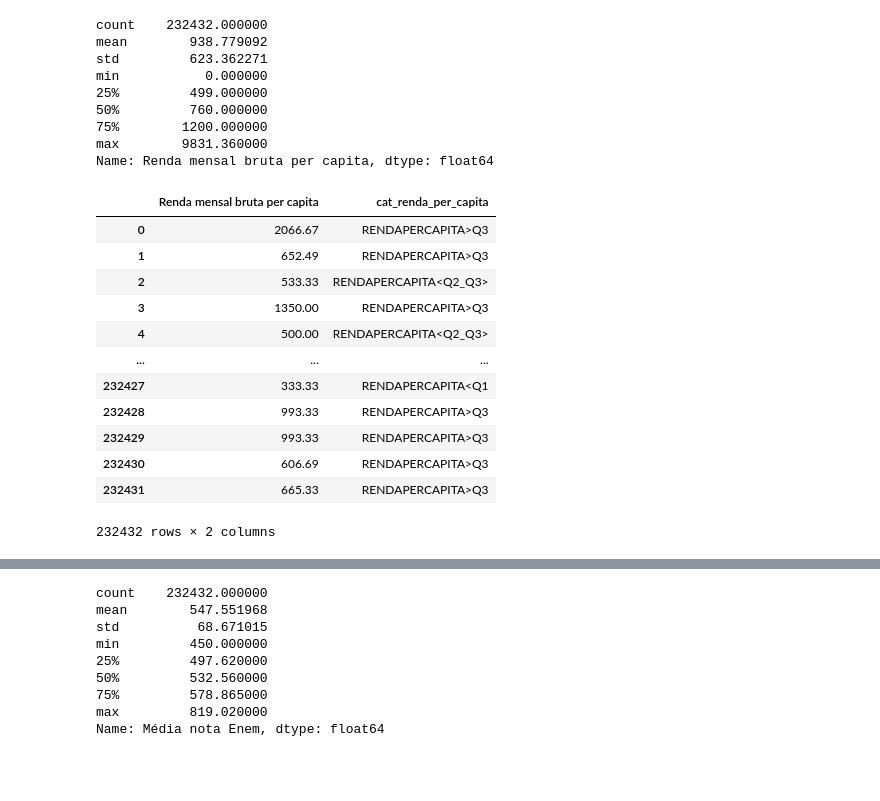
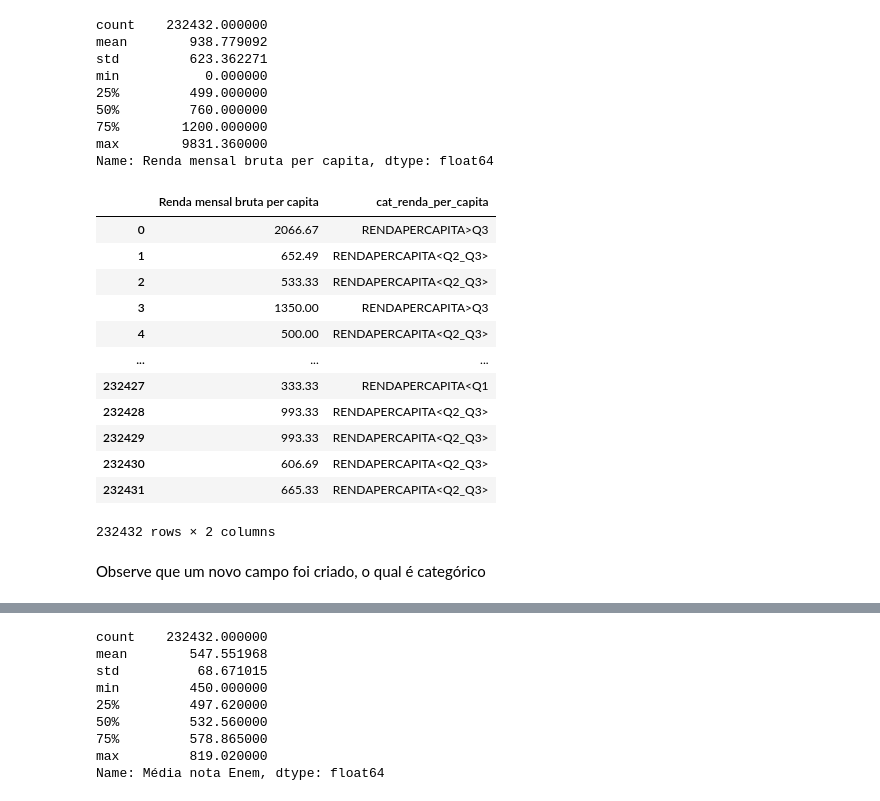
Before and after one commit to juliacfaria/ProjetoCienciaDeDados, a Jupyter notebook: Code/regrasAssociacao.ipynb, the cells around one changed output, grey strips where cells are left out. Cells and saved outputs as stored; diff of their text form; code cells hidden in the pictures; blank space fills up the shorter version.

```diff
--- a/Code/regrasAssociacao.ipynb
+++ b/Code/regrasAssociacao.ipynb
@@ -116,6 +127,6 @@ display(sorted(a))
 # %%
 bins = [0, 2012, 2017, np.inf]
-names = ['CONCLUSAOENEM<Q1','CONCLUSAOENEM<Q2_Q3>','CONCLUSAOENEM>Q3']
-fies2019['cat_ano_conclusao_enem'] = pd.cut(fies2019['Ano conclusão ensino médio'], bins, labels=names)
-fies2019[['Ano conclusão ensino médio','cat_ano_conclusao_enem']]
+names = ['CONCLUSAOEM<Q1','CONCLUSAOEM<Q2_Q3>','CONCLUSAOEM>Q3']
+fies2019['cat_ano_conclusao_em'] = pd.cut(fies2019['Ano conclusão ensino médio'], bins, labels=names)
+fies2019[['Ano conclusão ensino médio','cat_ano_conclusao_em']]
 # %% [output]
@@ -166,23 +183,25 @@ min           0.000000
 max        9831.360000
 Name: Renda mensal bruta per capita, dtype: float64
 # %%
-bins = [0, 497.62, 578.865, np.inf]
+bins = [0, 499, 1200, np.inf]
 names = ['RENDAPERCAPITA<Q1','RENDAPERCAPITA<Q2_Q3>','RENDAPERCAPITA>Q3']
 fies2019['cat_renda_per_capita'] = pd.cut(fies2019['Renda mensal bruta per capita'], bins, labels=names)
 fies2019[['Renda mensal bruta per capita','cat_renda_per_capita']]
 # %% [output]
 |  | Renda mensal bruta per capita | cat_renda_per_capita |
 | 0 | 2066.67 | RENDAPERCAPITA>Q3 |
-| 1 | 652.49 | RENDAPERCAPITA>Q3 |
+| 1 | 652.49 | RENDAPERCAPITA<Q2_Q3> |
 | 2 | 533.33 | RENDAPERCAPITA<Q2_Q3> |
 | 3 | 1350.00 | RENDAPERCAPITA>Q3 |
 | 4 | 500.00 | RENDAPERCAPITA<Q2_Q3> |
 | ... | ... | ... |
 | 232427 | 333.33 | RENDAPERCAPITA<Q1 |
-| 232428 | 993.33 | RENDAPERCAPITA>Q3 |
-| 232429 | 993.33 | RENDAPERCAPITA>Q3 |
-| 232430 | 606.69 | RENDAPERCAPITA>Q3 |
-| 232431 | 665.33 | RENDAPERCAPITA>Q3 |
+| 232428 | 993.33 | RENDAPERCAPITA<Q2_Q3> |
+| 232429 | 993.33 | RENDAPERCAPITA<Q2_Q3> |
+| 232430 | 606.69 | RENDAPERCAPITA<Q2_Q3> |
+| 232431 | 665.33 | RENDAPERCAPITA<Q2_Q3> |
 232432 rows × 2 columns
+# %% [markdown]
+Observe que um novo campo foi criado, o qual é categórico
 # %%
 fies2019.info()
```
Also changed, not shown: parts of 137 cells of this notebook.
